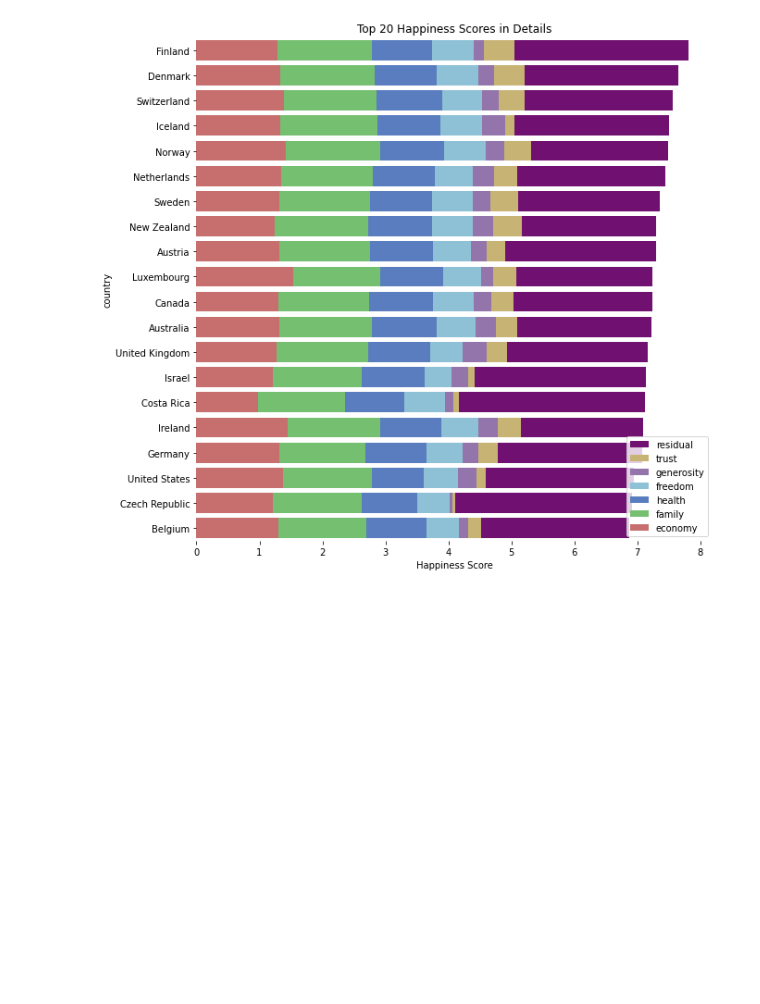
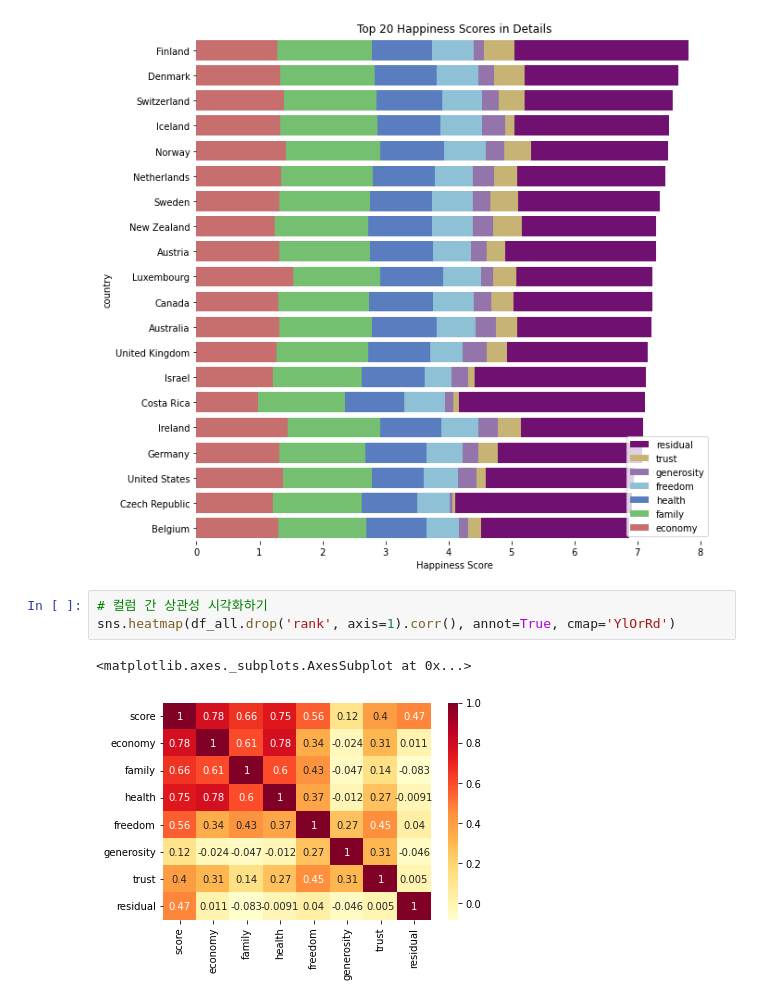
Before and after one commit to spacemaninSeoul/fast_campus_ML300, a Jupyter notebook: ML300_회귀연습c3.ipynb, the cells around one changed output. Drawn from its saved outputs; the diff is of its cells as text; blank space fills up the shorter version.

```diff
--- a/ML300_회귀연습c3.ipynb
+++ b/ML300_회귀연습c3.ipynb
@@ -389,3 +389,9 @@ plt.xlabel('Happiness Score')
 sns.despine(left=True, bottom=True)
 # %% [output]
 [figure]
+# %%
+# 컬럼 간 상관성 시각화하기
+sns.heatmap(df_all.drop('rank', axis=1).corr(), annot=True, cmap='YlOrRd')
+# %% [output]
+<matplotlib.axes._subplots.AxesSubplot at 0x...>
+[figure, added]
```
Also changed, not shown: parts of 15 cells of this notebook.
